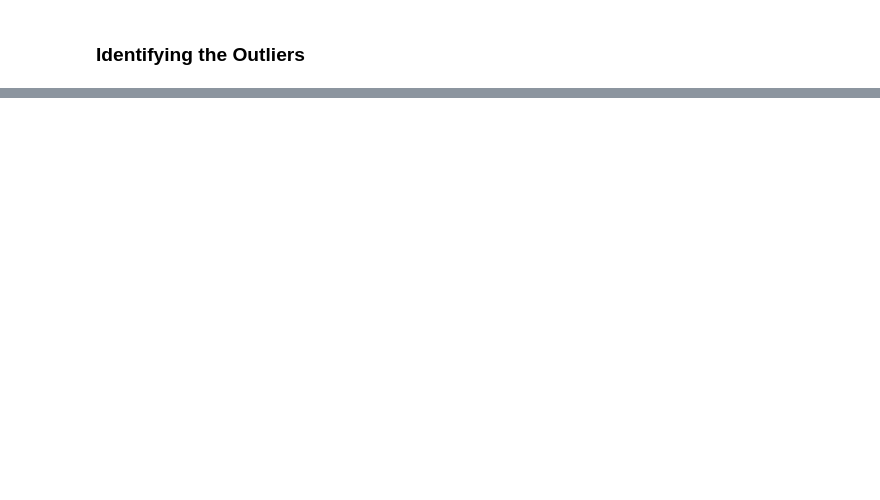
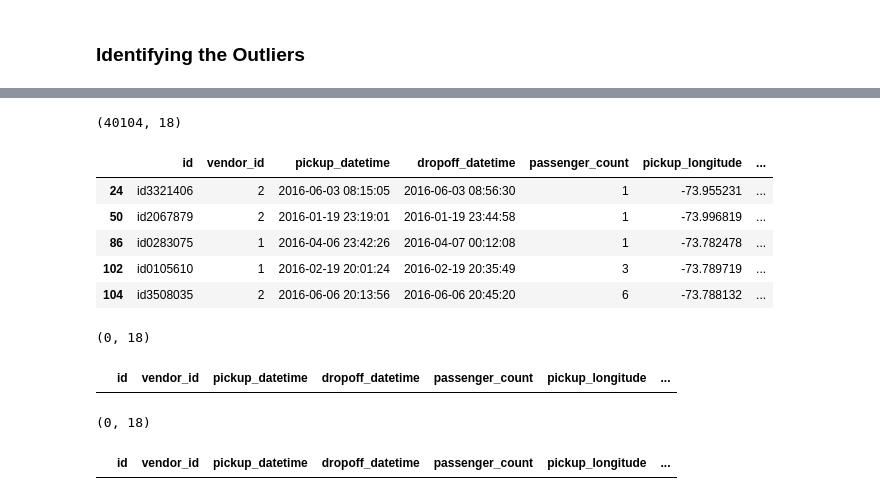
Before and after one commit to ishitaagl20/NYC-Taxi_Trip_Prediction, a Jupyter notebook: Data Exploration and Preprocessing.ipynb, the cells around one changed output, grey strips where cells are left out. Cells and saved outputs as stored; diff of their text form; code cells hidden in the pictures; blank space fills up the shorter version.

```diff
--- a/Data Exploration and Preprocessing.ipynb
+++ b/Data Exploration and Preprocessing.ipynb
@@ -254,0 +204,32 @@ Outliers based on Z-Score:
+# %%
+z_scores = stats.zscore(data['distance'])
+threshold = 3
+outliers = data[abs(z_scores) > threshold]
+print(outliers.shape)
+outliers.head()
+# %% [output]
+(40104, 18)
+|  | id | vendor_id | pickup_datetime | dropoff_datetime | passenger_count | pickup_longitude | ... |
+| 24 | id3321406 | 2 | 2016-06-03 08:15:05 | 2016-06-03 08:56:30 | 1 | -73.955231 | ... |
+| 50 | id2067879 | 2 | 2016-01-19 23:19:01 | 2016-01-19 23:44:58 | 1 | -73.996819 | ... |
+| 86 | id0283075 | 1 | 2016-04-06 23:42:26 | 2016-04-07 00:12:08 | 1 | -73.782478 | ... |
+| 102 | id0105610 | 1 | 2016-02-19 20:01:24 | 2016-02-19 20:35:49 | 3 | -73.789719 | ... |
+| 104 | id3508035 | 2 | 2016-06-06 20:13:56 | 2016-06-06 20:45:20 | 6 | -73.788132 | ... |
+# %%
+z_scores = stats.zscore(data['pickup_hour'])
+threshold = 3
+outliers = data[abs(z_scores) > threshold]
+print(outliers.shape)
+outliers.head()
+# %% [output]
+(0, 18)
+|  | id | vendor_id | pickup_datetime | dropoff_datetime | passenger_count | pickup_longitude | ... |
+# %%
+z_scores = stats.zscore(data['week_day_num'])
+threshold = 3
+outliers = data[abs(z_scores) > threshold]
+print(outliers.shape)
+outliers.head()
+# %% [output]
+(0, 18)
+|  | id | vendor_id | pickup_datetime | dropoff_datetime | passenger_count | pickup_longitude | ... |
```
Also changed, not shown: parts of 18 cells of this notebook, 1 other file.
